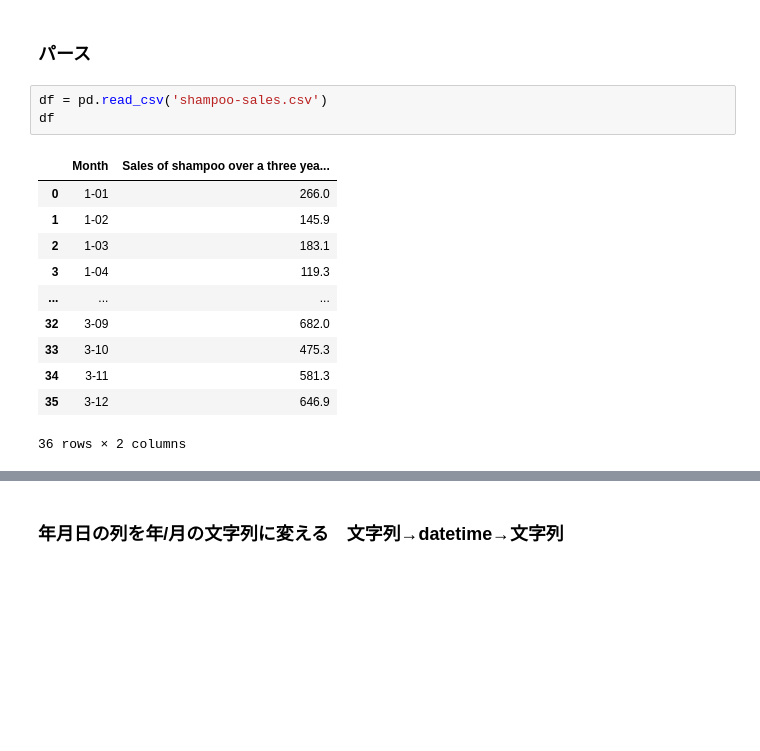
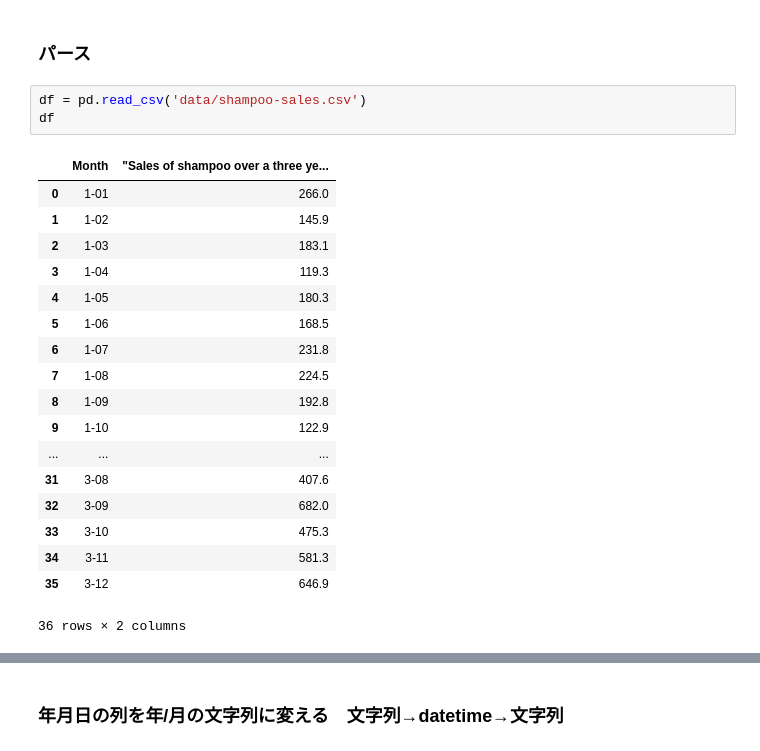
Before and after one commit to junnishina/demo, a Jupyter notebook: seaborn_matplotlib_pandas.ipynb, the cells around one changed output, grey strips where cells are left out. Drawn from its saved outputs; the diff is of its cells as text; blank space fills up the shorter version.

```diff
--- a/seaborn_matplotlib_pandas.ipynb
+++ b/seaborn_matplotlib_pandas.ipynb
@@ -1008,15 +1053,22 @@ plt.scatter(v1, v2 , s=50, facecolors='none', edgecolors='g', linewidth=0.5,mark
 # %% [markdown]
 ### パース
 # %%
-df = pd.read_csv('shampoo-sales.csv')
+df = pd.read_csv('data/shampoo-sales.csv')
 df
 # %% [output]
-|  | Month | Sales of shampoo over a three yea... |
+|  | Month | "Sales of shampoo over a three ye... |
 | 0 | 1-01 | 266.0 |
 | 1 | 1-02 | 145.9 |
 | 2 | 1-03 | 183.1 |
 | 3 | 1-04 | 119.3 |
+| 4 | 1-05 | 180.3 |
+| 5 | 1-06 | 168.5 |
+| 6 | 1-07 | 231.8 |
+| 7 | 1-08 | 224.5 |
+| 8 | 1-09 | 192.8 |
+| 9 | 1-10 | 122.9 |
 | ... | ... | ... |
+| 31 | 3-08 | 407.6 |
 | 32 | 3-09 | 682.0 |
 | 33 | 3-10 | 475.3 |
 | 34 | 3-11 | 581.3 |
```
Also changed, not shown: parts of 20 cells of this notebook, 1 other file.
